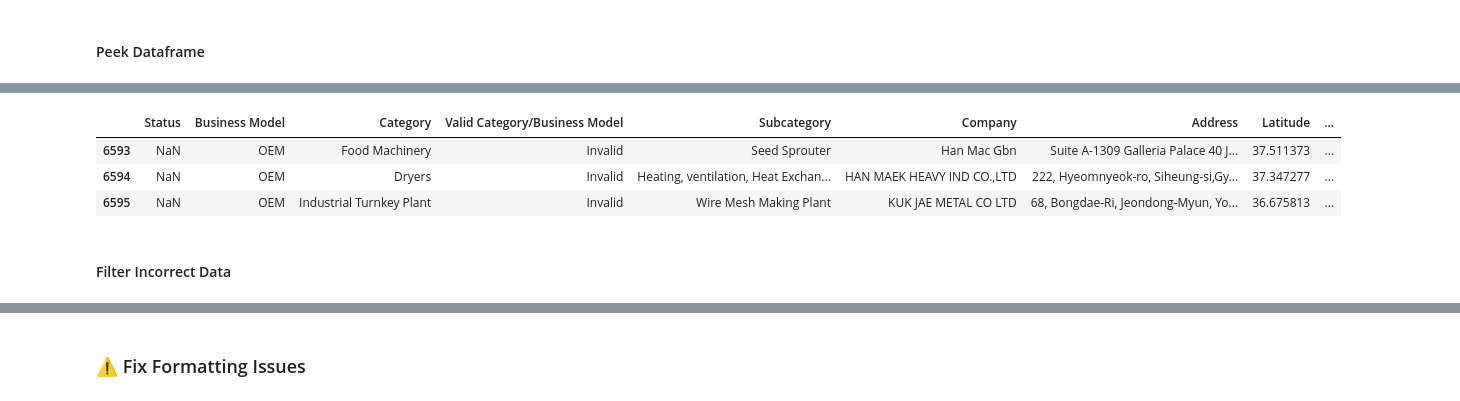
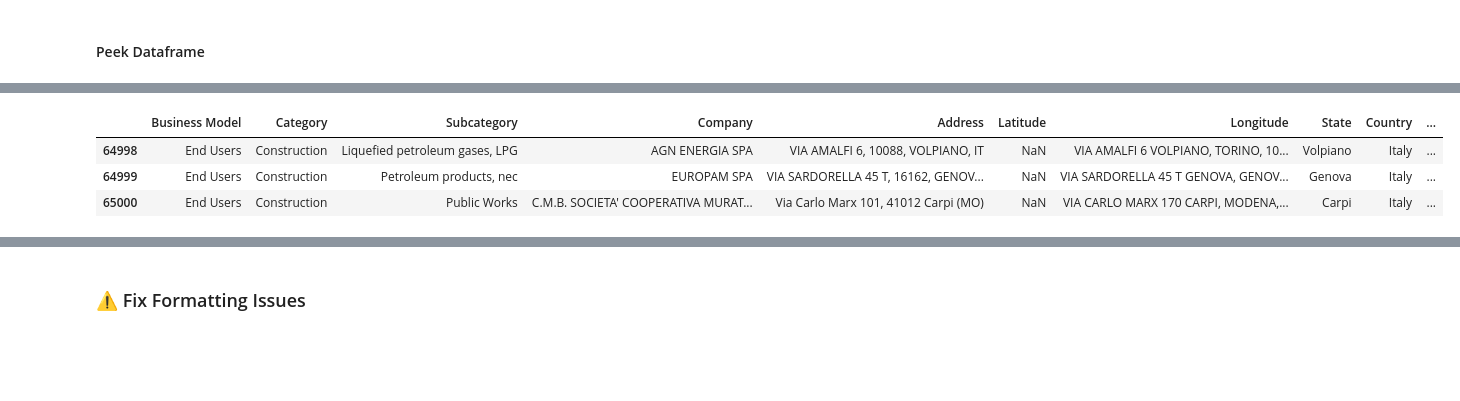
Before and after one commit to mitano-17/Nidec-Drives-Data-Cleaning, a Jupyter notebook: Dataset_Italy_Cleaner.ipynb, the cells around one changed output, grey strips where cells are left out. Saved outputs shown, nothing was run; the diff lists cells and outputs as text; code cells hidden in the pictures; blank space fills up the shorter version.

```diff
--- a/Dataset_Italy_Cleaner.ipynb
+++ b/Dataset_Italy_Cleaner.ipynb
@@ -111,9 +111,7 @@ K_Original_df.head(3)
 # %%
-K_Original_df.tail(3)
+I_Original_df.tail(3)
 # %% [output]
-|  | Status | Business Model | Category | Valid Category/Business Model | Subcategory | Company | Address | Latitude | ... |
-| 6593 | NaN | OEM | Food Machinery | Invalid | Seed Sprouter | Han Mac Gbn | Suite A-1309 Galleria Palace 40 J... | 37.511373 | ... |
-| 6594 | NaN | OEM | Dryers | Invalid | Heating, ventilation, Heat Exchan... | HAN MAEK HEAVY IND CO.,LTD | 222, Hyeomnyeok-ro, Siheung-si,Gy... | 37.347277 | ... |
-| 6595 | NaN | OEM | Industrial Turnkey Plant | Invalid | Wire Mesh Making Plant | KUK JAE METAL CO LTD | 68, Bongdae-Ri, Jeondong-Myun, Yo... | 36.675813 | ... |
+|  | Business Model | Category | Subcategory | Company | Address | Latitude | Longitude | State | Country | ... |
+| 64998 | End Users | Construction | Liquefied petroleum gases, LPG | AGN ENERGIA SPA | VIA AMALFI 6, 10088, VOLPIANO, IT | NaN | VIA AMALFI 6 VOLPIANO, TORINO, 10... | Volpiano | Italy | ... |
+| 64999 | End Users | Construction | Petroleum products, nec | EUROPAM SPA | VIA SARDORELLA 45 T, 16162, GENOV... | NaN | VIA SARDORELLA 45 T GENOVA, GENOV... | Genova | Italy | ... |
+| 65000 | End Users | Construction | Public Works | C.M.B. SOCIETA' COOPERATIVA MURAT... | Via Carlo Marx 101, 41012 Carpi (MO) | NaN | VIA CARLO MARX 170 CARPI, MODENA,... | Carpi | Italy | ... |
-# %% [markdown]
-<h4>Filter Incorrect Data</h4>
```
Also changed, not shown: parts of 8 cells of this notebook.
